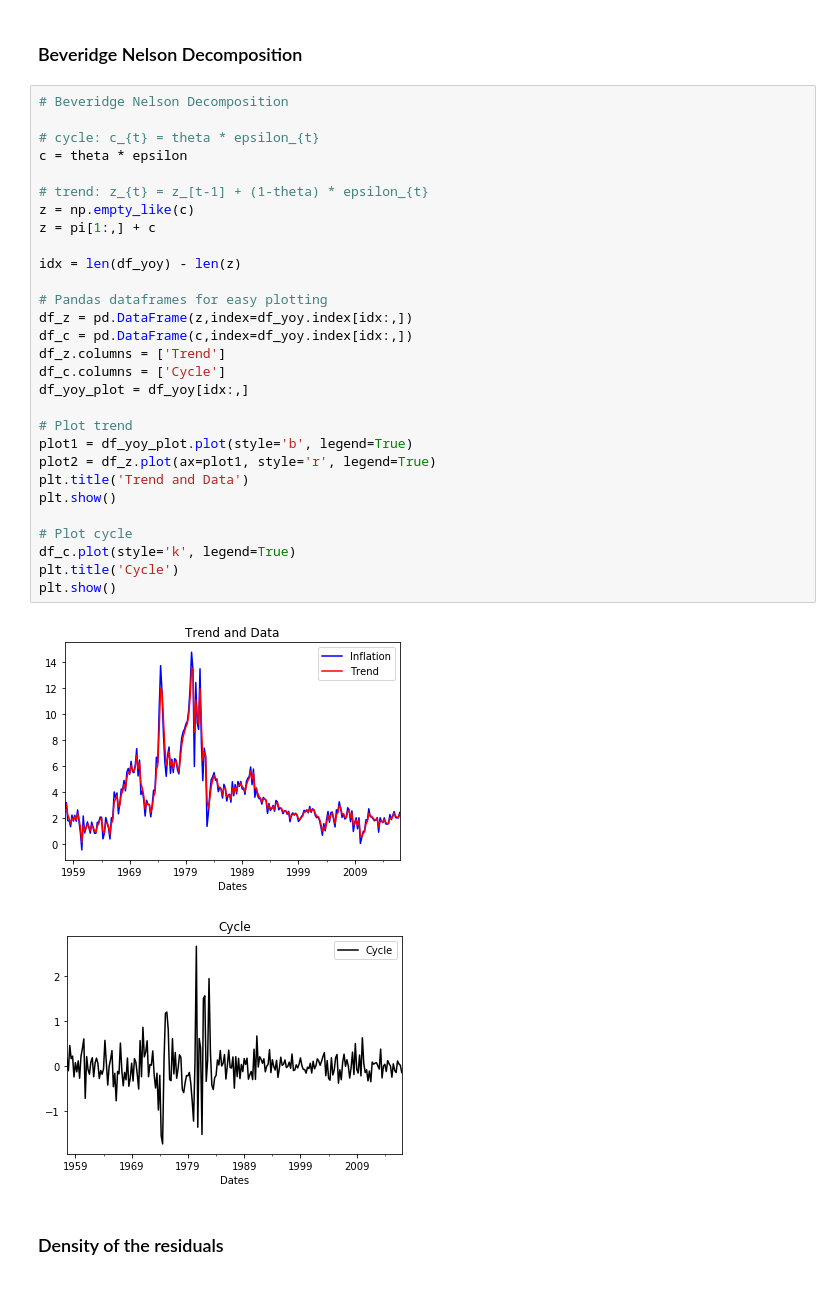
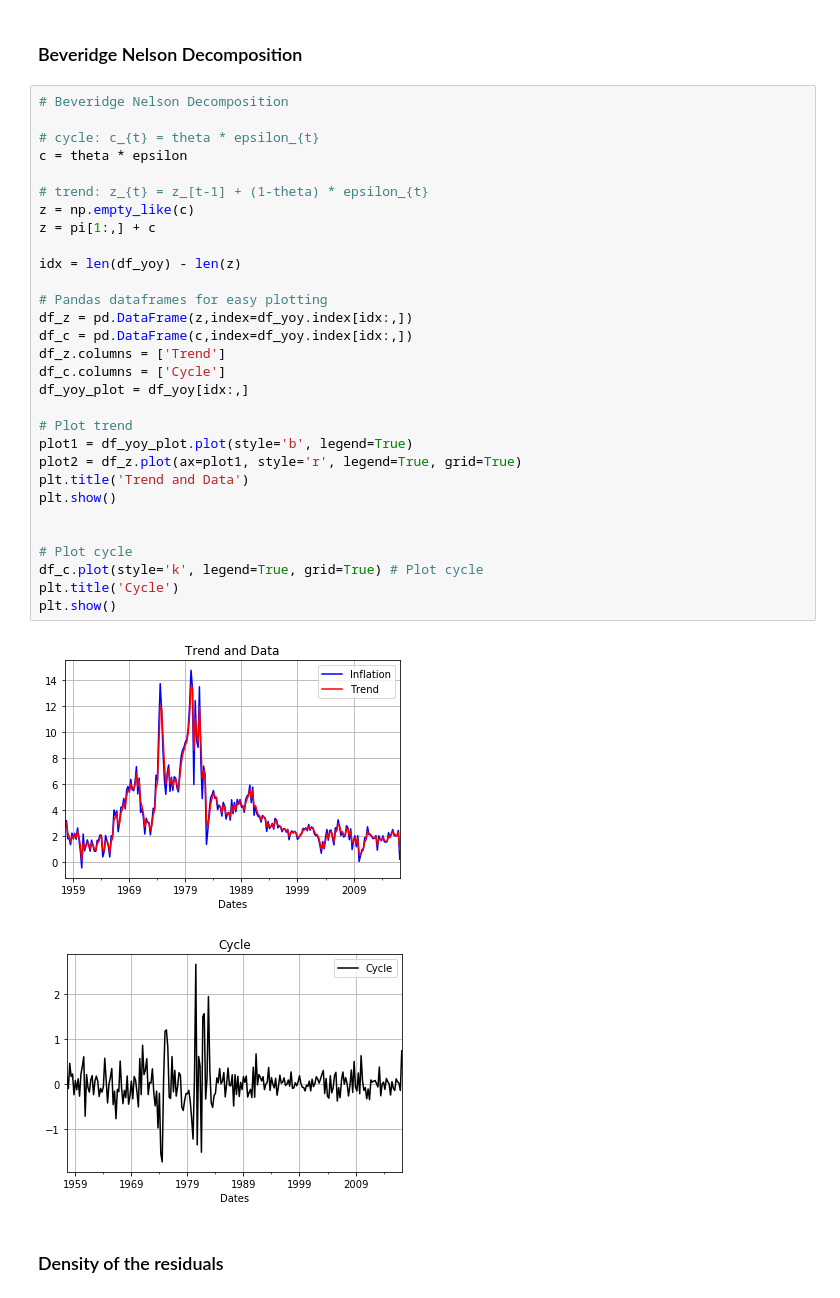
Before and after one commit to TomHase/misc_code, a Jupyter notebook: arima/inflation_arima.ipynb, the cells around one changed output. Cells and saved outputs as stored; diff of their text form.

```diff
--- a/arima/inflation_arima.ipynb
+++ b/arima/inflation_arima.ipynb
@@ -35,35 +36,36 @@ phi, theta, L, epsilon, v2 = ima.phi, ima.theta, ima.L, ima.epsilon, ima.v2
 # %%
 # Beveridge Nelson Decomposition
 
 # cycle: c_{t} = theta * epsilon_{t}
 c = theta * epsilon
 
 # trend: z_{t} = z_[t-1] + (1-theta) * epsilon_{t}
 z = np.empty_like(c)
 z = pi[1:,] + c
 
 idx = len(df_yoy) - len(z)
 
 # Pandas dataframes for easy plotting
 df_z = pd.DataFrame(z,index=df_yoy.index[idx:,])
 df_c = pd.DataFrame(c,index=df_yoy.index[idx:,])
 df_z.columns = ['Trend']
 df_c.columns = ['Cycle']
 df_yoy_plot = df_yoy[idx:,]
 
 # Plot trend
 plot1 = df_yoy_plot.plot(style='b', legend=True)
-plot2 = df_z.plot(ax=plot1, style='r', legend=True)
+plot2 = df_z.plot(ax=plot1, style='r', legend=True, grid=True)
 plt.title('Trend and Data')
 plt.show()
 
+
 # Plot cycle
-df_c.plot(style='k', legend=True)
+df_c.plot(style='k', legend=True, grid=True) # Plot cycle
 plt.title('Cycle')
 plt.show()
 # %% [output]
-[figure, old version]
+[figure, new version]
-[figure, old version]
+[figure, new version]
 # %% [markdown]
 ### Density of the residuals
 # %%
```
Also changed, not shown: parts of 8 cells of this notebook.
